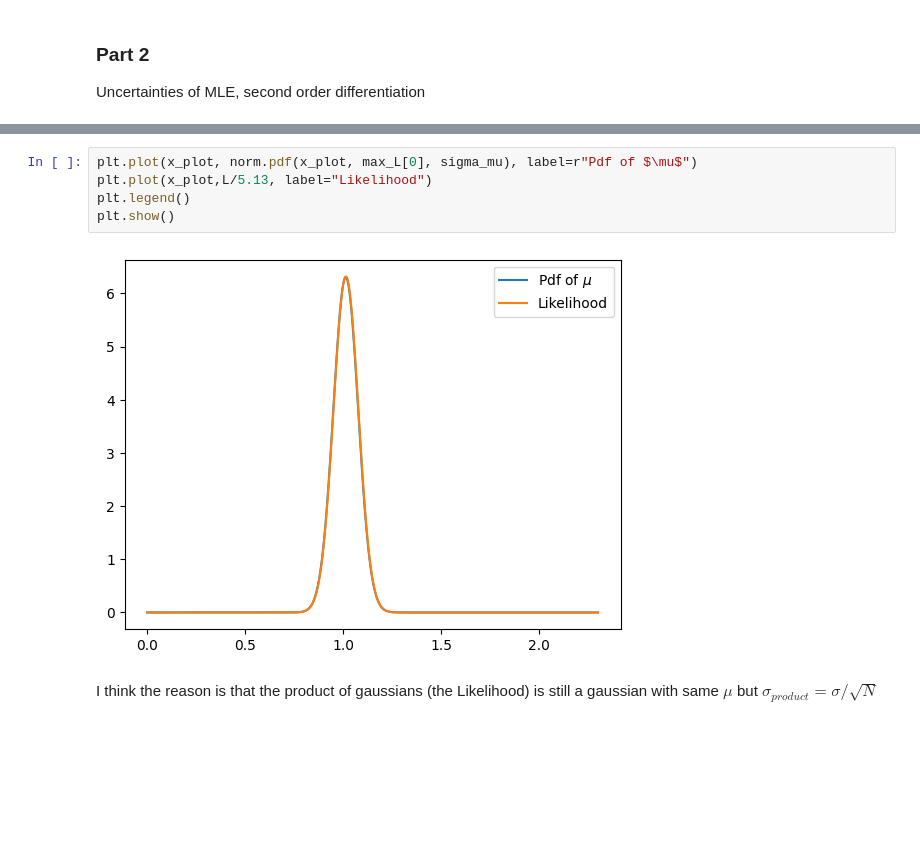
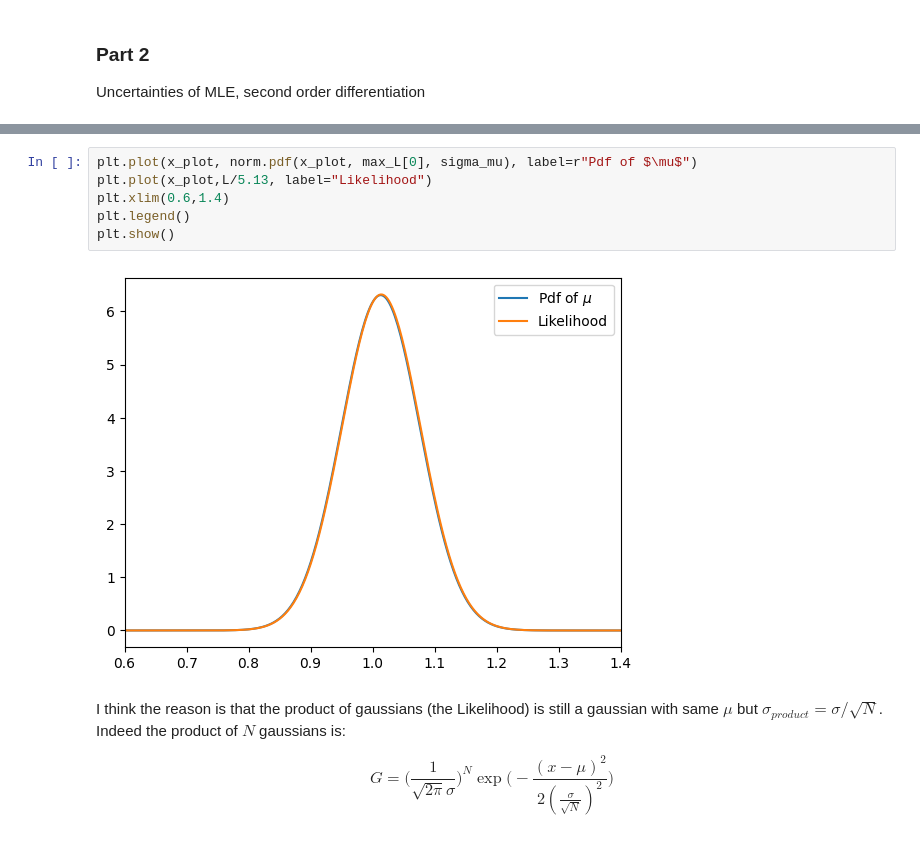
Before and after one commit to Sofiadossena/astrostatistics_bicocca_2025, a Jupyter notebook: working/Position_of_quasar.ipynb, the cells around one changed output, grey strips where cells are left out. Cells and saved outputs as stored; diff of their text form; blank space fills up the shorter version.

```diff
--- a/working/Position_of_quasar.ipynb
+++ b/working/Position_of_quasar.ipynb
@@ -77,9 +79,12 @@ print("%0.20f" % err_mu_th, "is the theoretical error for mu")
 # %%
 plt.plot(x_plot, norm.pdf(x_plot, max_L[0], sigma_mu), label=r"Pdf of $\mu$")
 plt.plot(x_plot,L/5.13, label="Likelihood")
+plt.xlim(0.6,1.4)
 plt.legend()
 plt.show()
 # %% [output]
-[figure, old version]
+[figure, new version]
 # %% [markdown]
-I think the reason is that the product of gaussians (the Likelihood) is still a gaussian with same $\mu$ but $\sigma_{product}=\sigma/\sqrt{N}$
+I think the reason is that the product of gaussians (the Likelihood) is still a gaussian with same $\mu$ but $\sigma_{product}=\sigma/\sqrt{N}$. Indeed the product of $N$ gaussians is:
+
+$$G= \bigg( \frac{1}{\sqrt{2\pi}\sigma}\bigg)^N \exp\bigg(- \frac{(x-\mu)^2}{2(\frac{\sigma}{\sqrt{N}} )^2}\bigg) $$
```
Also changed, not shown: parts of 1 cell of this notebook.
